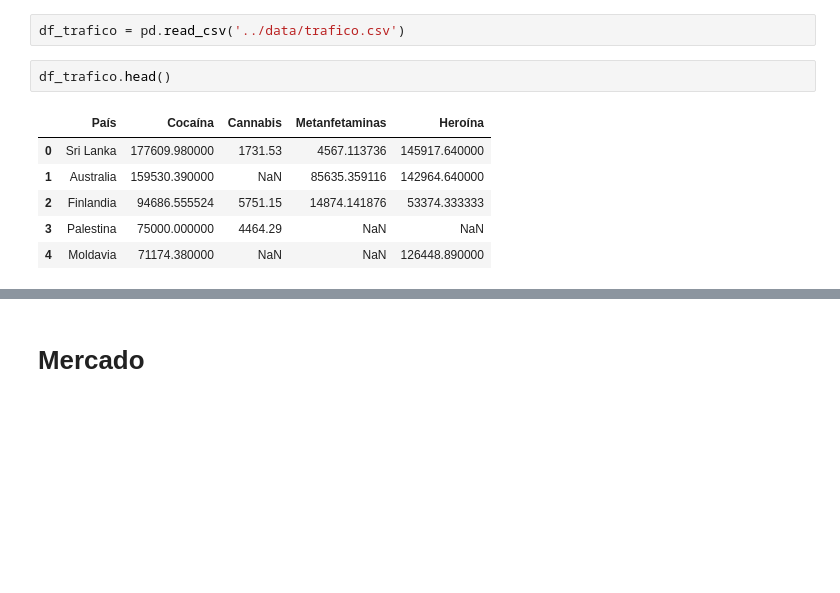
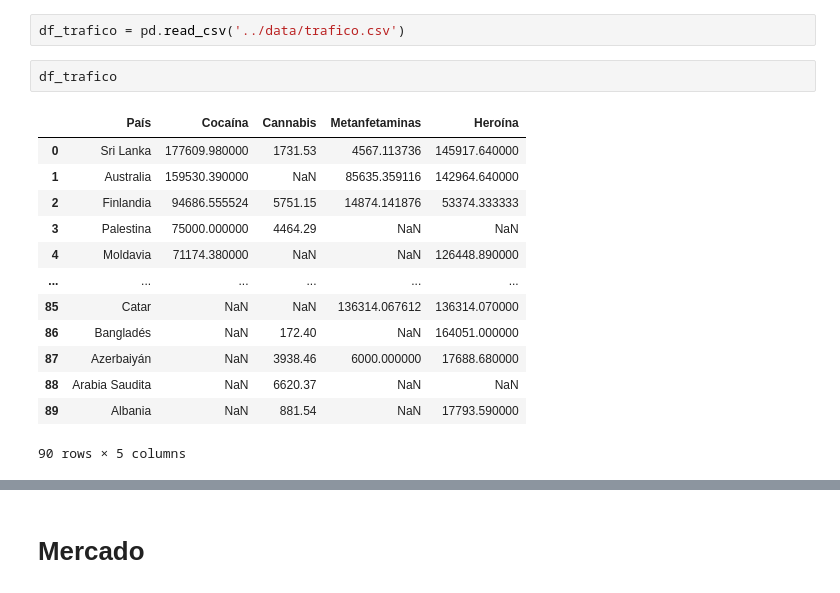
Before and after one commit to bitazaratustra/proyecto_ar, a Jupyter notebook: notebooks/EDA.ipynb, the cells around one changed output, grey strips where cells are left out. Saved outputs shown, nothing was run; the diff lists cells and outputs as text; blank space fills up the shorter version.

```diff
--- a/notebooks/EDA.ipynb
+++ b/notebooks/EDA.ipynb
@@ -119,11 +327,18 @@ df_consumo.head()
 # %%
 df_trafico = pd.read_csv('../data/trafico.csv')
 # %%
-df_trafico.head()
+df_trafico
 # %% [output]
 |  | País | Cocaína | Cannabis | Metanfetaminas | Heroína |
 | 0 | Sri Lanka | 177609.980000 | 1731.53 | 4567.113736 | 145917.640000 |
 | 1 | Australia | 159530.390000 | NaN | 85635.359116 | 142964.640000 |
 | 2 | Finlandia | 94686.555524 | 5751.15 | 14874.141876 | 53374.333333 |
 | 3 | Palestina | 75000.000000 | 4464.29 | NaN | NaN |
 | 4 | Moldavia | 71174.380000 | NaN | NaN | 126448.890000 |
+| ... | ... | ... | ... | ... | ... |
+| 85 | Catar | NaN | NaN | 136314.067612 | 136314.070000 |
+| 86 | Bangladés | NaN | 172.40 | NaN | 164051.000000 |
+| 87 | Azerbaiyán | NaN | 3938.46 | 6000.000000 | 17688.680000 |
+| 88 | Arabia Saudita | NaN | 6620.37 | NaN | NaN |
+| 89 | Albania | NaN | 881.54 | NaN | 17793.590000 |
+90 rows × 5 columns
```
Also changed, not shown: parts of 11 cells of this notebook.
